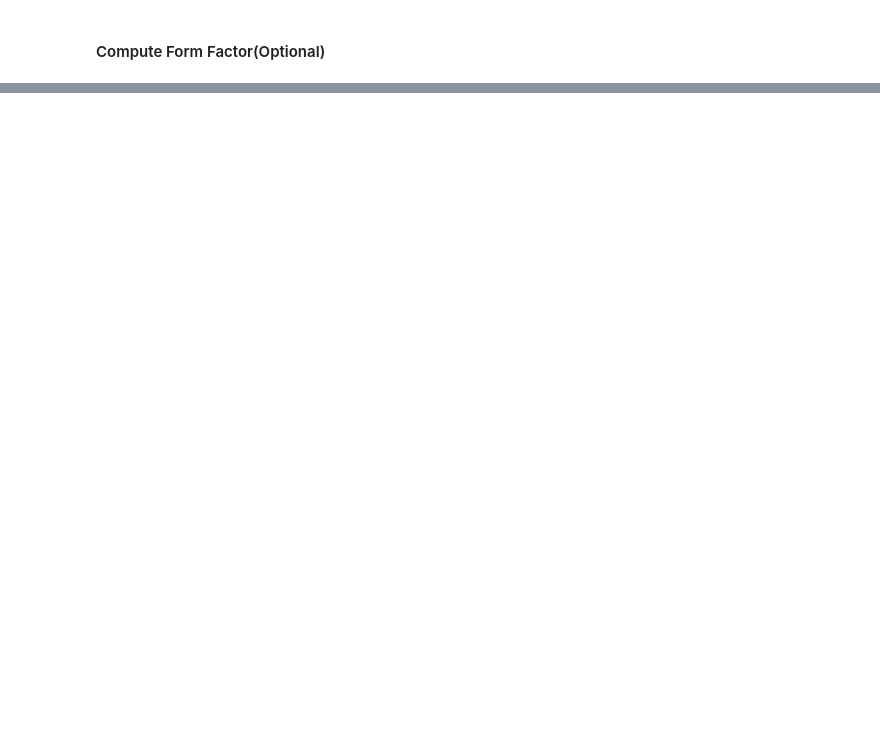
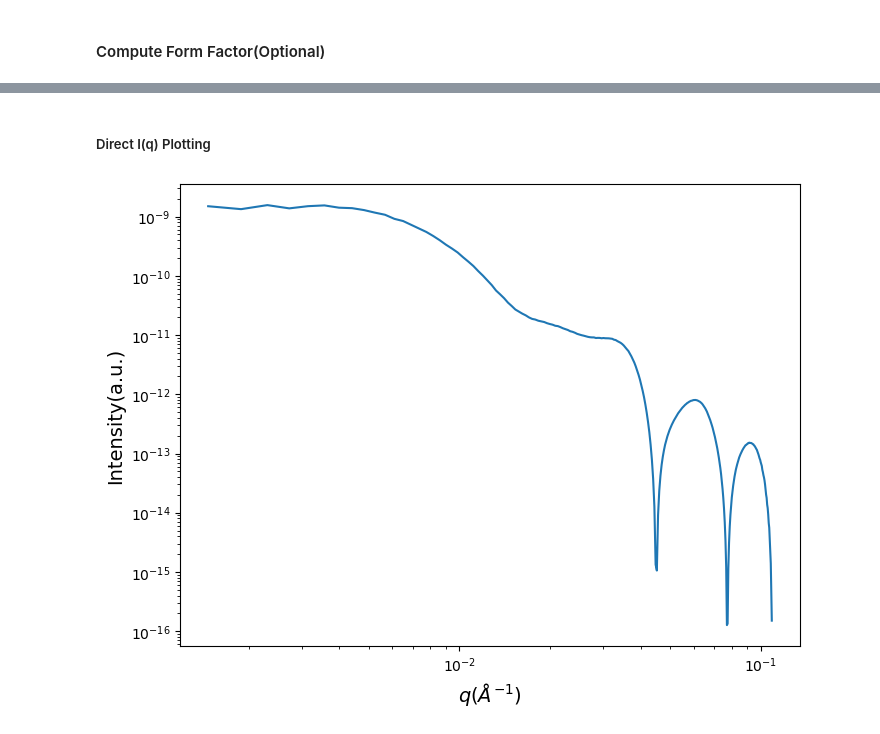
Before and after one commit to hansoncjc/gsd2sas, a Jupyter notebook: examples/Sphere.ipynb, the cells around one changed output, grey strips where cells are left out. Drawn from its saved outputs; the diff is of its cells as text; code cells hidden in the pictures; blank space fills up the shorter version.

```diff
--- a/examples/Sphere.ipynb
+++ b/examples/Sphere.ipynb
@@ -63,0 +63,6 @@ Text(0.5, 1.0, 'Extracted Intensity')
+# %% [markdown]
+##### Direct I(q) Plotting
+# %%
+au.plot_Iq()
+# %% [output]
+[figure, added]
```
Also changed, not shown: parts of 5 cells of this notebook, 1 other file.
